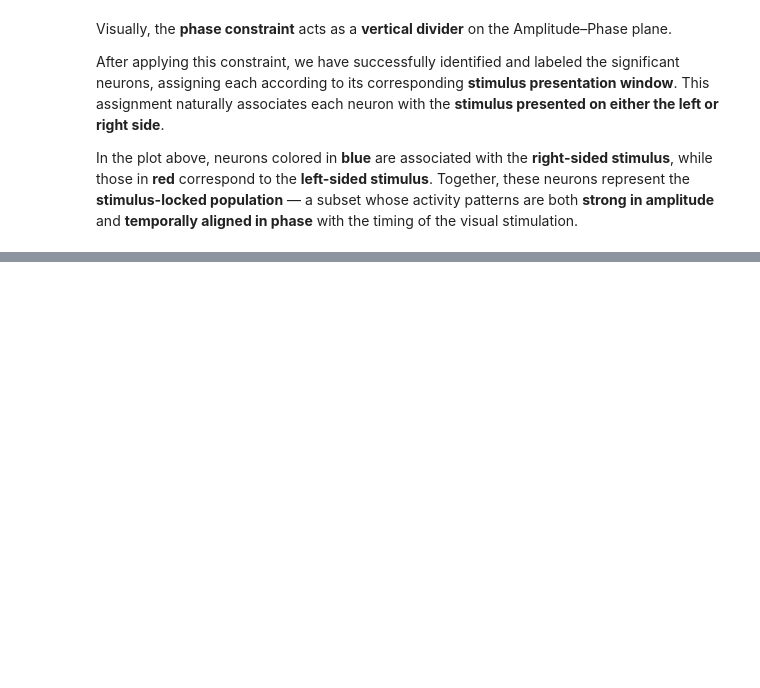
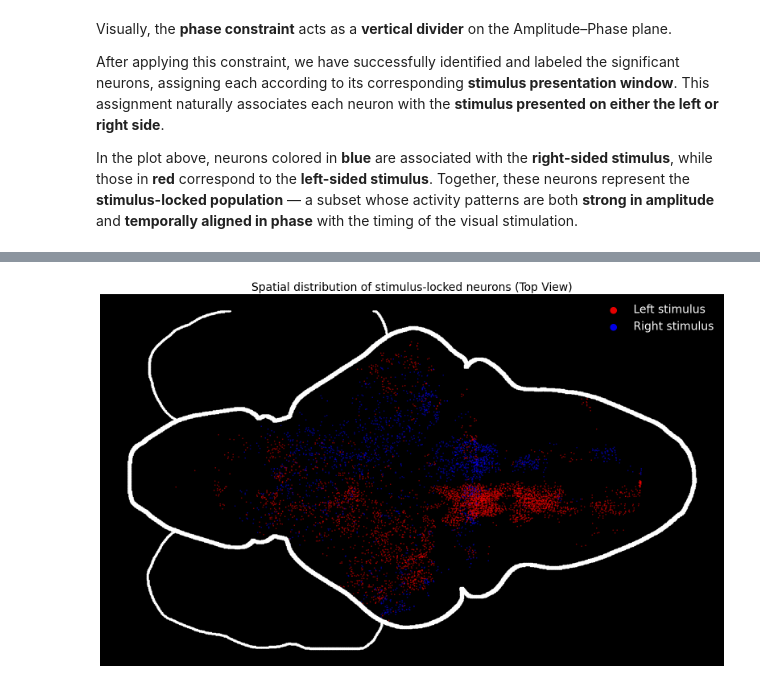
Before and after one commit to JingpinLiu/Fourier, a Jupyter notebook: notebooks/Fourier_Analysis_Demo.ipynb, the cells around one changed output, grey strips where cells are left out. Cells and saved outputs as stored; diff of their text form; code cells hidden in the pictures; blank space fills up the shorter version.

```diff
--- a/notebooks/Fourier_Analysis_Demo.ipynb
+++ b/notebooks/Fourier_Analysis_Demo.ipynb
@@ -552,0 +581,49 @@ In the plot above, neurons colored in **blue** are associated with the **right-s
+# %%
+# Assign neurons by previous filters
+phase_mask = np.array(phase_mask)
+
+# Select neuron indices for right and left stimuli
+right_stimulus_neuron = stim_sorted[phase_mask == 1][:, 0].astype(int)
+left_stimulus_neuron  = stim_sorted[phase_mask == 2][:, 0].astype(int)
+
+# Extract coordinates (assuming coordinate[i][1] = [x, y, z])
+def extract_xyz(indices, coordinate):
+    coords = np.array([coordinate[i][1] for i in indices])
+    return coords[:, 0], coords[:, 1], coords[:, 2]
+
+left_stimulus_x, left_stimulus_y, left_stimulus_z = extract_xyz(left_stimulus_neuron, coordinate)
+right_stimulus_x, right_stimulus_y, right_stimulus_z = extract_xyz(right_stimulus_neuron, coordinate)
+# %%
+# Top View
+plt.figure(figsize=(20, 12))
+ax = plt.axes()
+ax.set_xticks([])
+ax.set_yticks([])
+for spine in ax.spines.values():
+    spine.set_visible(False)
+ax.set_facecolor('black')
+
+# Plot neurons
+left_plot  = plt.scatter(left_stimulus_x, left_stimulus_y, s=2, alpha=0.4, c='red',  label='Left stimulus')
+right_plot = plt.scatter(right_stimulus_x, right_stimulus_y, s=2, alpha=0.4, c='blue', label='Right stimulus')
+
+# Outline
+plt.scatter(xy_lines[:, 0], xy_lines[:, 1], s=3, c="white", alpha=1)
+
+# Legend
+legend = plt.legend(
+    handles=[left_plot, right_plot],
+    loc='upper right',
+    frameon=False,
+    fontsize=20,
+    labelcolor='white',
+    scatterpoints=1,
+    markerscale=8
+)
+for lh in legend.legend_handles:
+    lh.set_alpha(0.9)
+
+plt.title("Spatial distribution of stimulus-locked neurons (Top View)", fontsize=20)
+plt.show()
+# %% [output]
+[figure, added]
```
Also changed, not shown: parts of 25 cells of this notebook.
